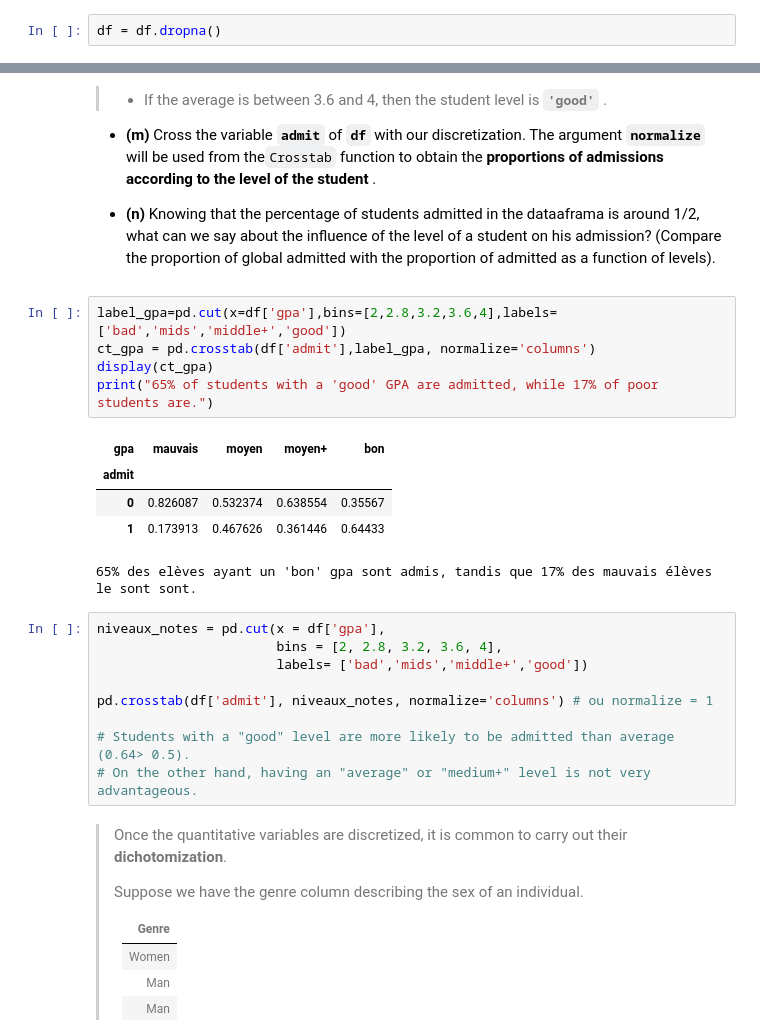
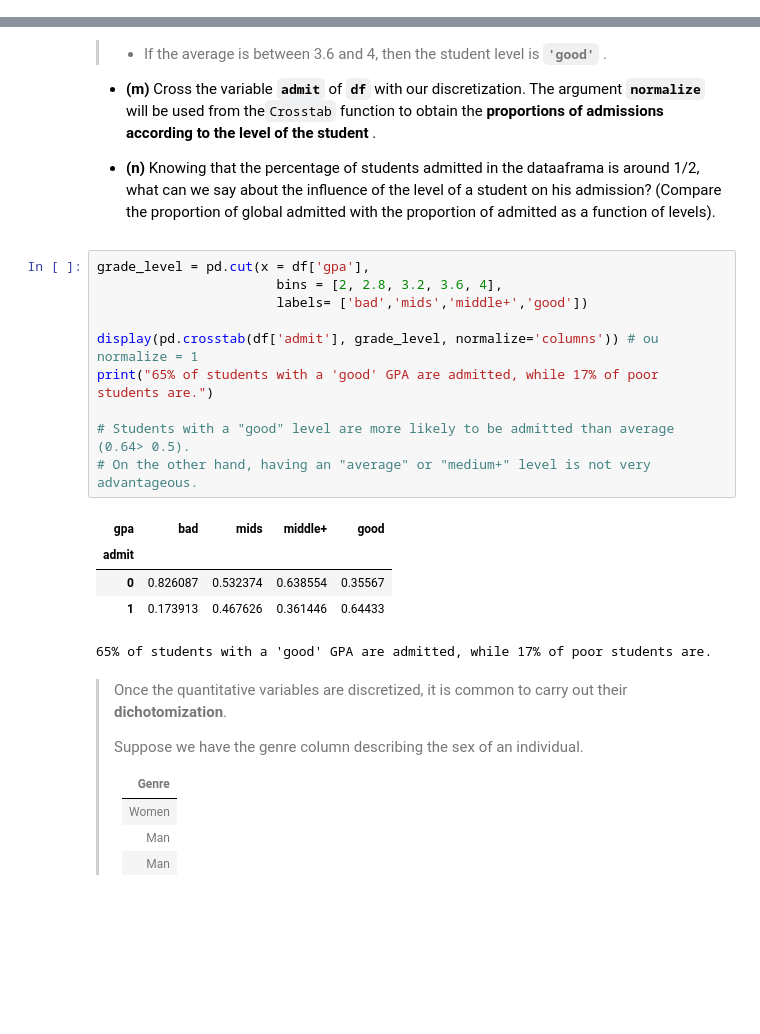
Before and after one commit to Demosthene-OR/Student-AI-and-Data-Management, a Jupyter notebook: sklearn_classif_01_logistic_reg_en.ipynb, the cells around one changed output, grey strips where cells are left out. Drawn from its saved outputs; the diff is of its cells as text; blank space fills up the shorter version.

```diff
--- a/sklearn_classif_01_logistic_reg_en.ipynb
+++ b/sklearn_classif_01_logistic_reg_en.ipynb
@@ -125,8 +103,6 @@ memory usage: 16.5 KB
 <i class="fa fa-info-circle"></i> &emsp;
 Reminder: the <code style="background-color:transparent; color:inherit">dropna</code> method returns, by default, a DataFrame by removing instances that have at least one null value.
 </div>
-# %%
-df = df.dropna()
 # %%
 # Deletion of instances containing at least zero value.
 df = df.dropna()
@@ -255,25 +215,21 @@ pd.crosstab(df['admit'], test_gre)
 
 * **(n)** Knowing that the percentage of students admitted in the dataaframa is around 1/2, what can we say about the influence of the level of a student on his admission? (Compare the proportion of global admitted with the proportion of admitted as a function of levels).
 # %%
-label_gpa=pd.cut(x=df['gpa'],bins=[2,2.8,3.2,3.6,4],labels=['bad','mids','middle+','good'])
-ct_gpa = pd.crosstab(df['admit'],label_gpa, normalize='columns')
-display(ct_gpa)
+grade_level = pd.cut(x = df['gpa'],
+                       bins = [2, 2.8, 3.2, 3.6, 4],
+                       labels= ['bad','mids','middle+','good'])
+
+display(pd.crosstab(df['admit'], grade_level, normalize='columns')) # ou normalize = 1
 print("65% of students with a 'good' GPA are admitted, while 17% of poor students are.")
+
+# Students with a "good" level are more likely to be admitted than average (0.64> 0.5).
+# On the other hand, having an "average" or "medium+" level is not very advantageous.
 # %% [output]
-| gpa | mauvais | moyen | moyen+ | bon |
+| gpa | bad | mids | middle+ | good |
 | admit |  |  |  |  |
 | 0 | 0.826087 | 0.532374 | 0.638554 | 0.35567 |
 | 1 | 0.173913 | 0.467626 | 0.361446 | 0.64433 |
-65% des elèves ayant un 'bon' gpa sont admis, tandis que 17% des mauvais élèves le sont sont.
+65% of students with a 'good' GPA are admitted, while 17% of poor students are.
-# %%
-niveaux_notes = pd.cut(x = df['gpa'],
-                       bins = [2, 2.8, 3.2, 3.6, 4],
-                       labels= ['bad','mids','middle+','good'])
-
-pd.crosstab(df['admit'], niveaux_notes, normalize='columns') # ou normalize = 1
-
-# Students with a "good" level are more likely to be admitted than average (0.64> 0.5).
-# On the other hand, having an "average" or "medium+" level is not very advantageous.
 # %% [markdown]
 
 > Once the quantitative variables are discretized, it is common to carry out their **dichotomization**.
```
Also changed, not shown: parts of 29 cells of this notebook, 1 other file.
